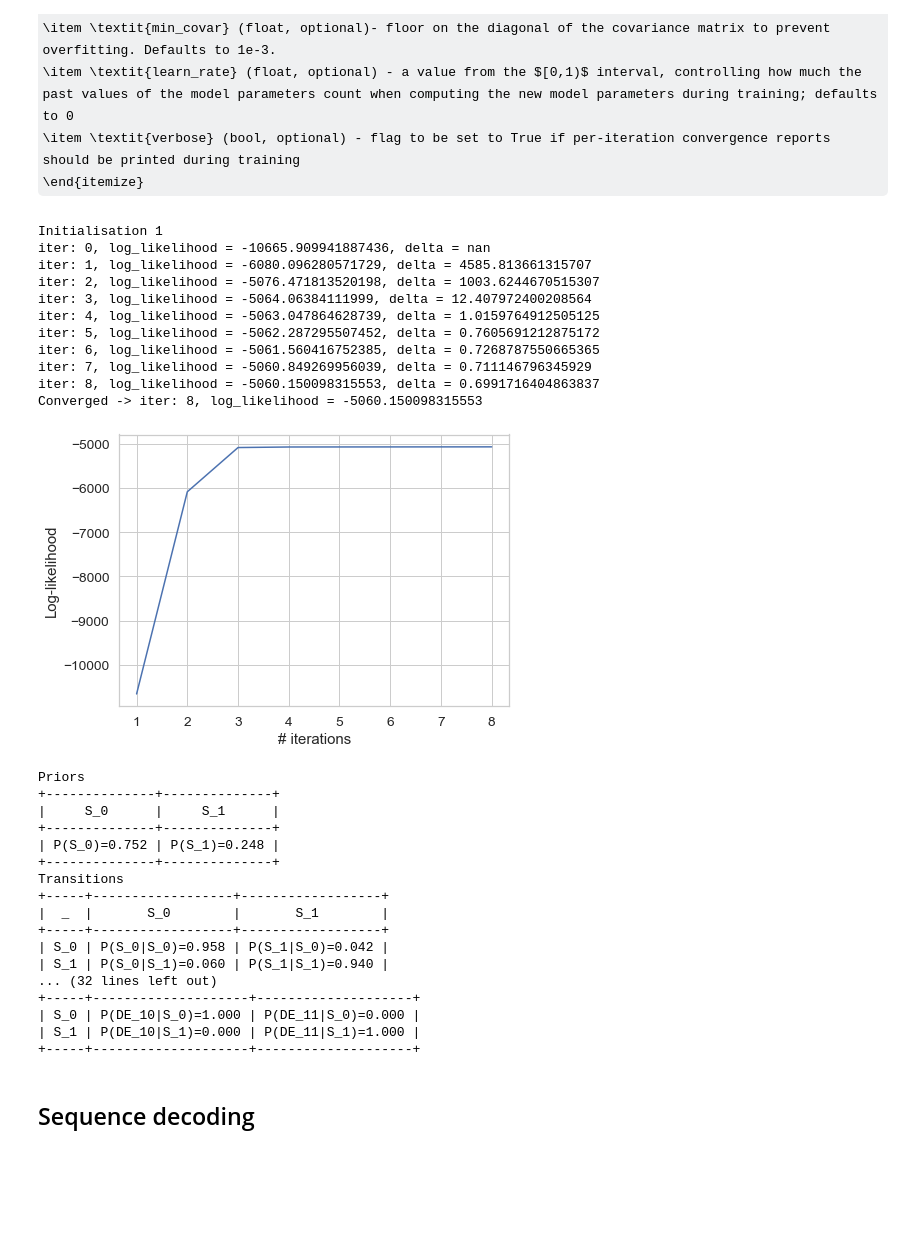
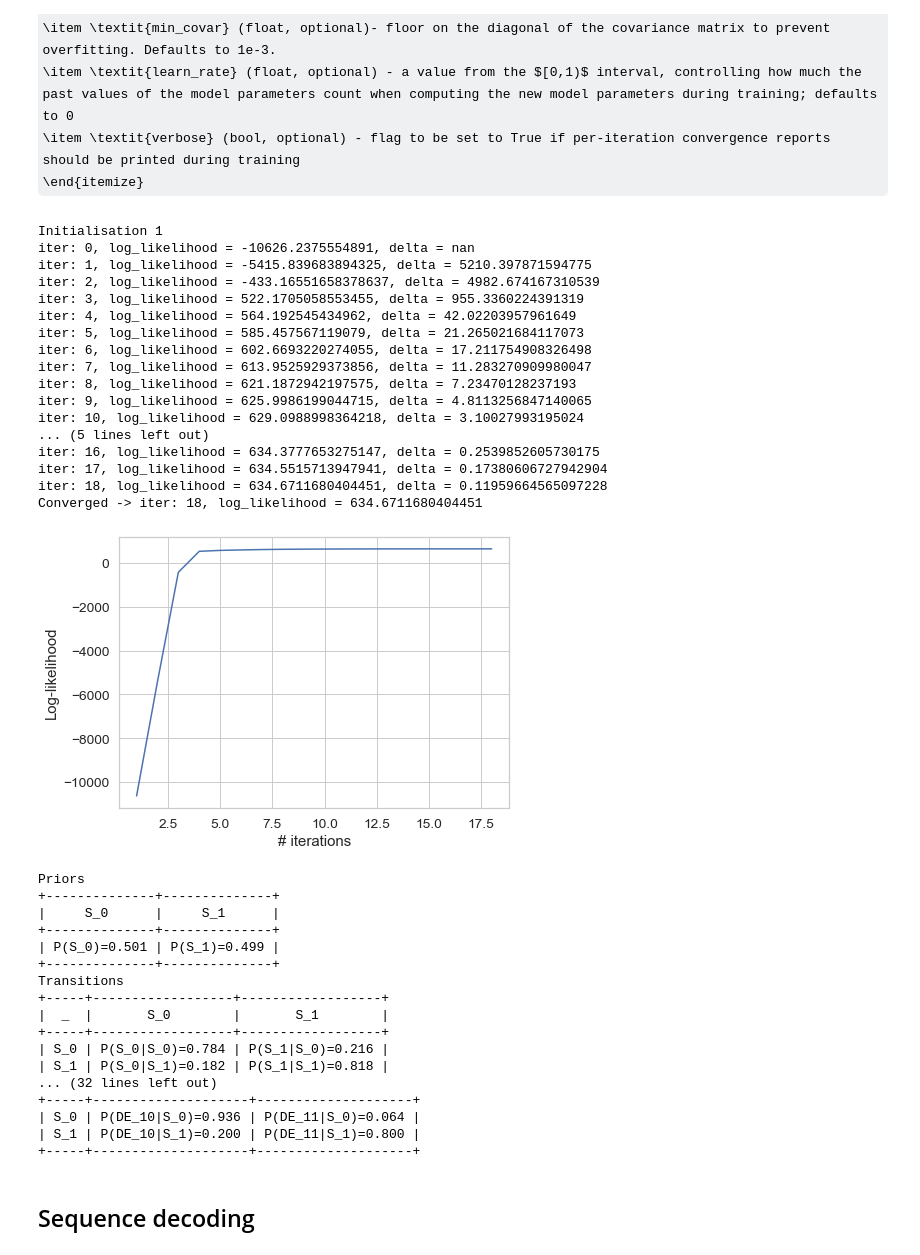
Before and after one commit to fmorenopino/HeterogeneousHMM, a Jupyter notebook: notebooks/hmm_tutorials.ipynb, the cells around one changed output. Cells and saved outputs as stored; diff of their text form; code cells hidden in the pictures; some formulas as TeX source; blank space fills up the shorter version.

```diff
--- a/notebooks/hmm_tutorials.ipynb
+++ b/notebooks/hmm_tutorials.ipynb
@@ -439,57 +437,64 @@ The HeterogeneousHMM class uses the following arguments for initialisation:
 # %%
 # instantiate a HeterogeneousHMM object
 my_hmm = HeterogeneousHMM(
         n_states=2,
         n_g_emissions=2,
         n_d_emissions=2,
         n_d_features=[2, 2],
         init_type="random",
         covariance_type="diagonal",
-        nr_no_train_de=1,
+        nr_no_train_de=2,
+        state_no_train_de=1,
         verbose=True,
     )
 
 # we want to fix the emission probabilities for the sleep parameter, so we need to manually initialise the
 # B matrix before the fitting; so for the first emissions, since we have no prior knowledge on it, we uniformly
 # initialise the emission probablities, and for the second one we set it to the desired value
-my_hmm.B = [0.5*np.ones((2,2)), np.eye(2)]
+my_hmm.B = [np.asarray([[0.5, 0.5], [1, 0]]), np.asarray([[0.5, 0.5], [0.2, 0.8]])]
 
 # train the model to estimate the parameters
 my_hmm, log_likelihood = my_hmm.train(
     training_seq, n_init=1, n_iter=50, thres=0.001, conv_iter=5, plot_log_likelihood=True,
 )
 
 # print model parameters
 su.pretty_print_hmm(my_hmm, hmm_type="Heterogeneous")
 # %% [output]
 Initialisation 1
-iter: 0, log_likelihood = -10665.909941887436, delta = nan
-iter: 1, log_likelihood = -6080.096280571729, delta = 4585.813661315707
-iter: 2, log_likelihood = -5076.471813520198, delta = 1003.6244670515307
-iter: 3, log_likelihood = -5064.06384111999, delta = 12.407972400208564
-iter: 4, log_likelihood = -5063.047864628739, delta = 1.0159764912505125
-iter: 5, log_likelihood = -5062.287295507452, delta = 0.7605691212875172
-iter: 6, log_likelihood = -5061.560416752385, delta = 0.7268787550665365
-iter: 7, log_likelihood = -5060.849269956039, delta = 0.711146796345929
-iter: 8, log_likelihood = -5060.150098315553, delta = 0.6991716404863837
-Converged -> iter: 8, log_likelihood = -5060.150098315553
+iter: 0, log_likelihood = -10626.2375554891, delta = nan
+iter: 1, log_likelihood = -5415.839683894325, delta = 5210.397871594775
+iter: 2, log_likelihood = -433.16551658378637, delta = 4982.674167310539
+iter: 3, log_likelihood = 522.1705058553455, delta = 955.3360224391319
+iter: 4, log_likelihood = 564.192545434962, delta = 42.02203957961649
+iter: 5, log_likelihood = 585.457567119079, delta = 21.265021684117073
+iter: 6, log_likelihood = 602.6693220274055, delta = 17.211754908326498
+iter: 7, log_likelihood = 613.9525929373856, delta = 11.283270909980047
+iter: 8, log_likelihood = 621.1872942197575, delta = 7.23470128237193
+iter: 9, log_likelihood = 625.9986199044715, delta = 4.8113256847140065
+iter: 10, log_likelihood = 629.0988998364218, delta = 3.10027993195024
+... (5 lines left out)
+iter: 16, log_likelihood = 634.3777653275147, delta = 0.2539852605730175
+iter: 17, log_likelihood = 634.5515713947941, delta = 0.17380606727942904
+iter: 18, log_likelihood = 634.6711680404451, delta = 0.11959664565097228
+Converged -> iter: 18, log_likelihood = 634.6711680404451
-[figure, old version]
+[figure, new version]
 Priors
 +--------------+--------------+
 |     S_0      |     S_1      |
 +--------------+--------------+
-| P(S_0)=0.752 | P(S_1)=0.248 |
+| P(S_0)=0.501 | P(S_1)=0.499 |
 +--------------+--------------+
 Transitions
 +-----+------------------+------------------+
 |  _  |       S_0        |       S_1        |
 +-----+------------------+------------------+
-| S_0 | P(S_0|S_0)=0.958 | P(S_1|S_0)=0.042 |
-| S_1 | P(S_0|S_1)=0.060 | P(S_1|S_1)=0.940 |
+| S_0 | P(S_0|S_0)=0.784 | P(S_1|S_0)=0.216 |
+| S_1 | P(S_0|S_1)=0.182 | P(S_1|S_1)=0.818 |
 ... (32 lines left out)
 +-----+--------------------+--------------------+
-| S_0 | P(DE_10|S_0)=1.000 | P(DE_11|S_0)=0.000 |
-| S_1 | P(DE_10|S_1)=0.000 | P(DE_11|S_1)=1.000 |
+| S_0 | P(DE_10|S_0)=0.936 | P(DE_11|S_0)=0.064 |
+| S_1 | P(DE_10|S_1)=0.200 | P(DE_11|S_1)=0.800 |
 +-----+--------------------+--------------------+
 # %% [markdown]
 ## Sequence decoding
```
Also changed, not shown: parts of 4 cells of this notebook.
